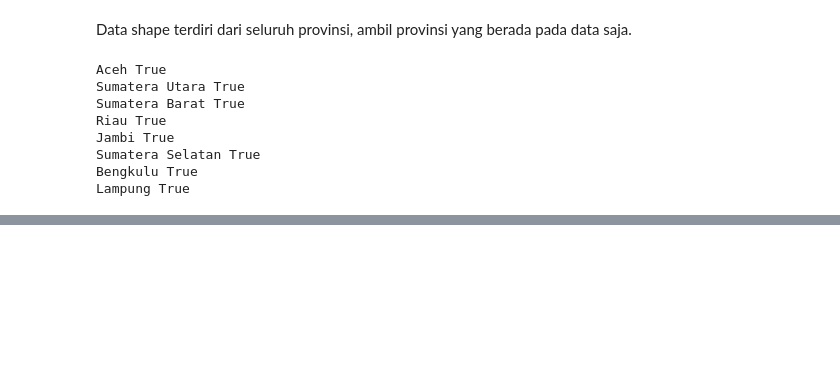
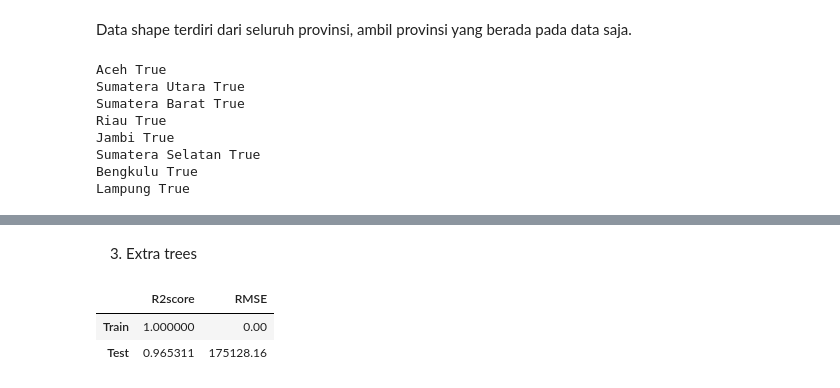
Before and after one commit to Rheyhan/Tugas-Magang-Dept, a Jupyter notebook: src/Main.ipynb, the cells around one changed output, grey strips where cells are left out. Drawn from its saved outputs; the diff is of its cells as text; code cells hidden in the pictures; blank space fills up the shorter version.

```diff
--- a/src/Main.ipynb
+++ b/src/Main.ipynb
@@ -309,0 +439,11 @@ for colour, column in zip(colours, columns[2:]):
+# %% [markdown]
+3. Extra trees
+# %%
+et = ExtraTreesRegressor()
+et.fit(train_X, train_y)
+
+accuracy_test(et)
+# %% [output]
+|  | R2score | RMSE |
+| Train | 1.000000 | 0.00 |
+| Test | 0.965311 | 175128.16 |
```
Also changed, not shown: parts of 30 cells of this notebook.
